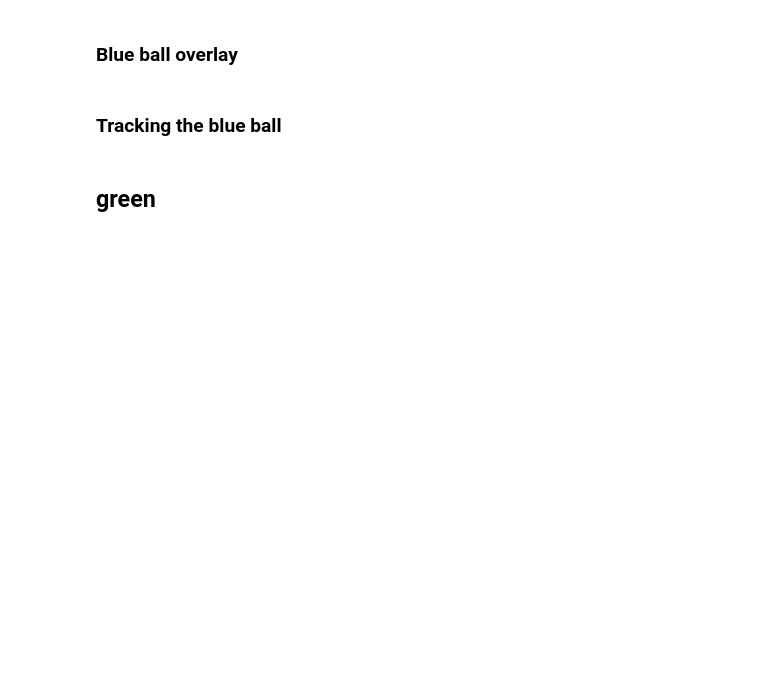
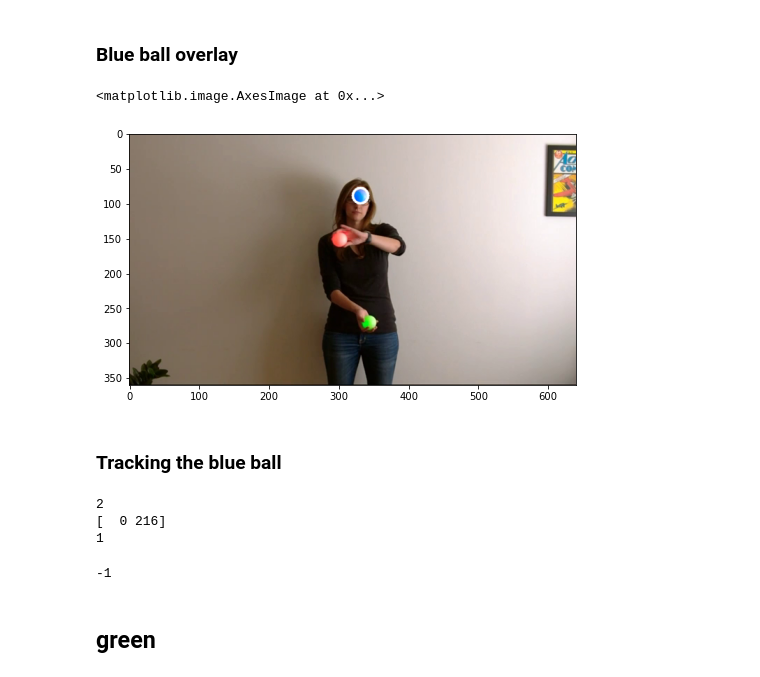
Before and after one commit to GayaGorodecki/JugglingTracker_Python, a Jupyter notebook: Juggling_Project.ipynb, the cells around one changed output. Drawn from its saved outputs; the diff is of its cells as text; code cells hidden in the pictures; blank space fills up the shorter version.

```diff
--- a/Juggling_Project.ipynb
+++ b/Juggling_Project.ipynb
@@ -77,11 +137,16 @@ plt.imshow(frame)
 # %%
 def redDraw(redMask):
+
     contours, _ = cv2.findContours(redMask, cv2.RETR_EXTERNAL, cv2.CHAIN_APPROX_SIMPLE)
-    redBall = contours[0]
-    (x,y),_ = cv2.minEnclosingCircle(redBall)
-    center = (int(x),int(y))
-    cv2.circle(frame,center,radiusRed,(255,255,255),2,lineType=cv2.LINE_AA)
-    cv2.imshow('Red-Track',frame) # display frame in a window
+    ballContours = []
+    for i in range(len(contours)):
+        M = cv2.moments(contours[i])
+        if (M['m00'])>70: # contourArea
+            ballContours.append(contours[i])
+            blueBall = ballContours[0]
+            (x,y),_ = cv2.minEnclosingCircle(blueBall)
+            center = (int(x),int(y))
+            cv2.circle(frame,center,radiusRed,(255,255,255),2, lineType=cv2.LINE_AA)
 
     return (x,y)
 # %%
@@ -108,13 +175,17 @@ cv2.waitKey(1);
 ## Blue
 # %%
 def buildBlueMask(frame):
-    lowerBlue = np.array([80,95,95])
-    upperBlue = np.array([179,255,255])
 
-    frame = cv2.resize(frame, (640, 360))
-    blur = cv2.GaussianBlur(frame ,(0,0),5)
-    hsvBlue = cv2.cvtColor(blur, cv2.COLOR_BGR2HSV)
-    maskBlue = cv2.inRange(hsvBlue, lowerBlue, upperBlue)
+#     Threshold the HSV image to get only blue colors
+
+    lowerBlue = np.array([70,65,205])
+    upperBlue = np.array([140,255,255])
+
+    frame = cv2.resize(frame,(640, 360))
+    blur = cv2.GaussianBlur(frame,(0,0),1)
+    hsv = cv2.cvtColor(blur, cv2.COLOR_BGR2HSV)
+    maskBlue = cv2.inRange(hsv, lowerBlue, upperBlue)
+
     return maskBlue
 # %%
 cap = cv2.VideoCapture('P4_juggling.mov')
@@ -142,12 +215,15 @@ plt.show()
 # %%
 blueBall = contours[0]
 (x,y),radiusBlue = cv2.minEnclosingCircle(blueBall)
 center = (int(x),int(y))
-radiusBlue = int(radiusBlue+1)
-cv2.circle(frame,center,radiusBlue,(255,255,255),2, lineType=cv2.LINE_AA)
+radiusBlue = int(radiusBlue+2)
+cv2.circle(frame,center,radiusBlue,(255,255,255),2,lineType=cv2.LINE_AA)
 
 frame = cv2.cvtColor(frame, cv2.COLOR_BGR2RGB)
 plt.imshow(frame)
+# %% [output]
+<matplotlib.image.AxesImage at 0x...>
+[figure, added]
 # %% [markdown]
 ### Tracking the blue ball
 # %%
@@ -168,7 +244,11 @@ print(np.unique(sizes).astype(np.int64))
 ballContours = []
 for i in range(len(contours)):
     M = cv2.moments(contours[i])
-    if 0<(M['m00'])<100:
+    if 0<(M['m00'])>120:
         ballContours.append(contours[i])
 
 print(len(ballContours))
+# %% [output]
+2
+[  0 216]
+1
@@ -193,20 +286,9 @@ while(True):
     ret ,frame = cap.read()
     if ret == True:
 
-        blueMask = buildBlueMask(frame)
-#         contours, _ = cv2.findContours(blueMask, cv2.RETR_EXTERNAL, cv2.CHAIN_APPROX_SIMPLE)
-#         ballContours = []
-#         for i in range(len(contours)):
-#             M = cv2.moments(contours[i])
-#             if (M['m00'])>100:
-#                 ballContours.append(contours[i])
-#                 blueBall = ballContours[0]
-#                 (x,y),_ = cv2.minEnclosingCircle(blueBall)
-#                 center = (int(x),int(y))
-#                 cv2.circle(frame,center,radiusBlue,(255,255,255),2, lineType=cv2.LINE_AA)
+        blueMask = buildBlueMaskForTracking(frame)
         (x,y) = blueDraw(blueMask)
-
-#         cv2.imshow('Blue',frame) # display frame in a window
+        cv2.imshow('Blue-Track',frame) # display frame in a window
 
         k = cv2.waitKey(1) & 0xff
         if k == 27:
@@ -216,7 +298,9 @@ while(True):
 
 cap.release() # release input video
 cv2.destroyAllWindows() # delete output window
-cv2.waitKey(1);
+cv2.waitKey(1)
+# %% [output]
+-1
 # %% [markdown]
 ## green
 # %%
```
Also changed, not shown: parts of 36 cells of this notebook.
